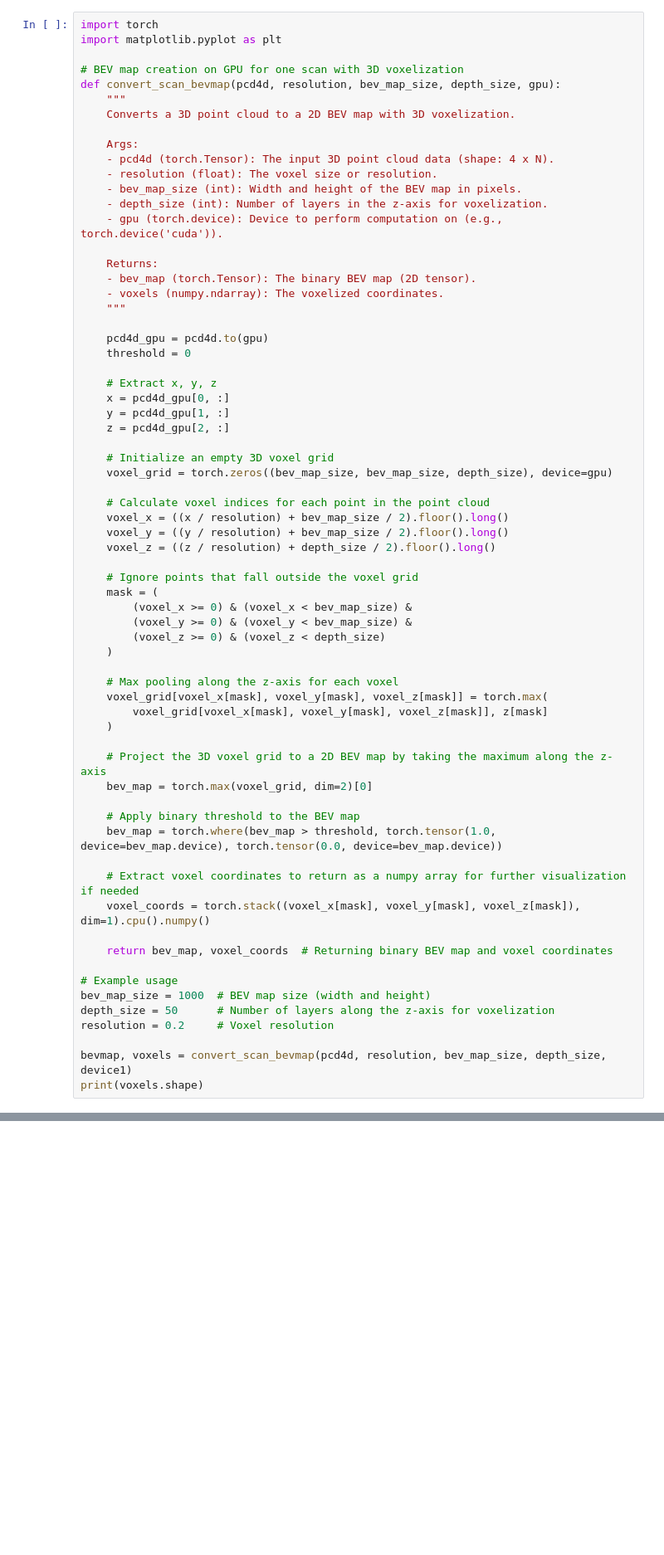
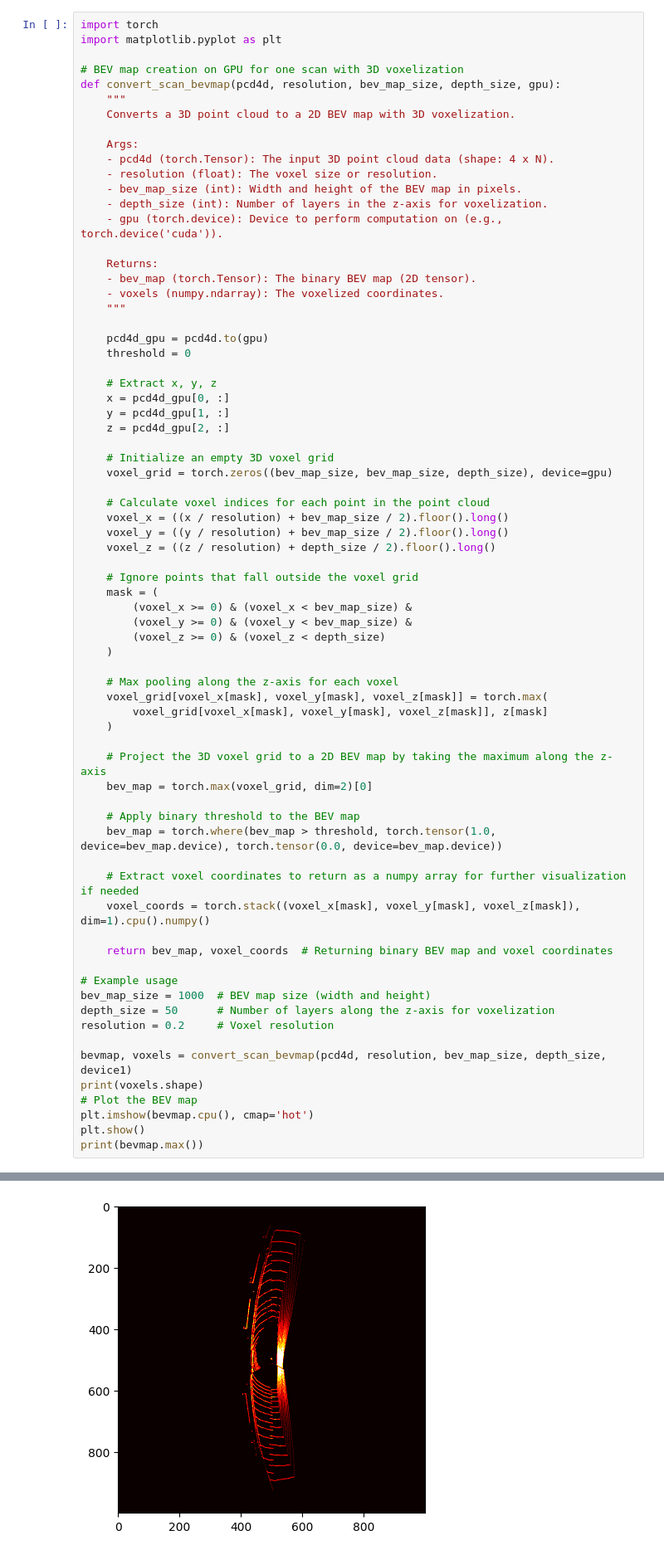
Before and after one commit to suwesh/Parallel-Perception-Network, a Jupyter notebook: scene-evo-hwacc.ipynb, the cells around one changed output, grey strips where cells are left out. Shown at 83% size. Saved outputs shown, nothing was run; the diff lists cells and outputs as text; blank space fills up the shorter version.

```diff
--- a/scene-evo-hwacc.ipynb
+++ b/scene-evo-hwacc.ipynb
@@ -162,3 +182,8 @@ resolution = 0.2     # Voxel resolution
 
 bevmap, voxels = convert_scan_bevmap(pcd4d, resolution, bev_map_size, depth_size, device1)
 print(voxels.shape)
+# Plot the BEV map
+plt.imshow(bevmap.cpu(), cmap='hot')
+plt.show()
+print(bevmap.max())
+# %% [output]
@@ -164,0 +191 @@ print(voxels.shape)
+[figure, added]
```
Also changed, not shown: parts of 16 cells of this notebook.
